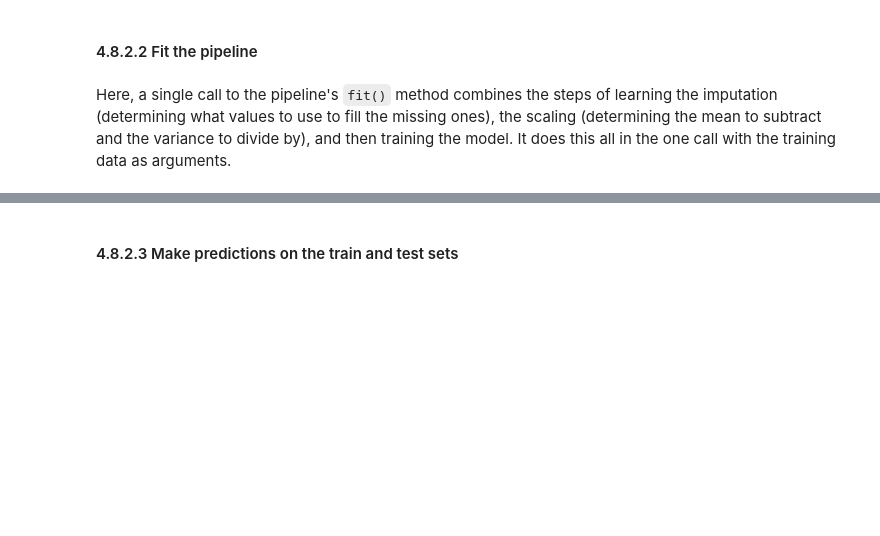
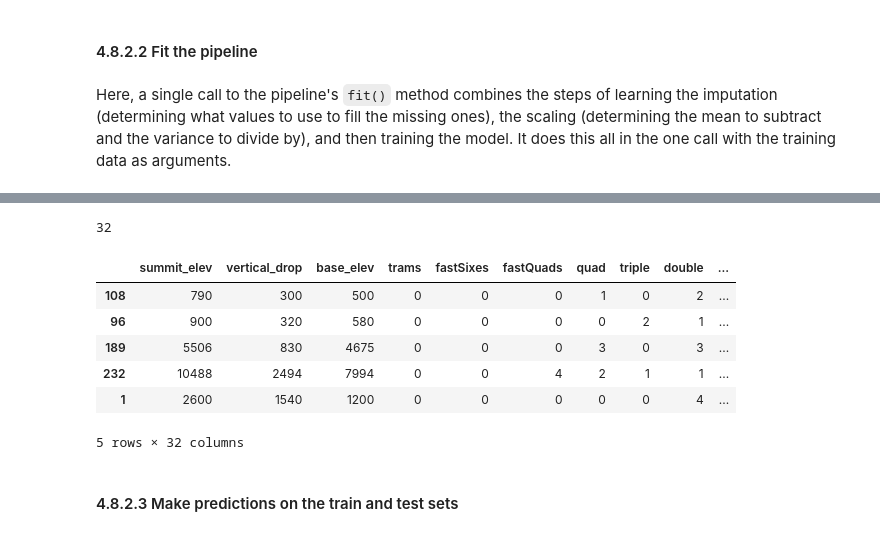
Before and after one commit to MRB-2020/DataScienceGuidedCapstone, a Jupyter notebook: Notebooks/04_preprocessing_and_training.ipynb, the cells around one changed output, grey strips where cells are left out. Saved outputs shown, nothing was run; the diff lists cells and outputs as text; code cells hidden in the pictures; blank space fills up the shorter version.

```diff
--- a/Notebooks/04_preprocessing_and_training.ipynb
+++ b/Notebooks/04_preprocessing_and_training.ipynb
@@ -668,3 +731,17 @@ pipe.___(___, ___)
+# %%
+pipe.named_steps['linearregression'].n_features_in_ # the linear regression used all 32 variables.
+# %% [output]
+32
+# %%
+X_train.head()
+# %% [output]
+|  | summit_elev | vertical_drop | base_elev | trams | fastSixes | fastQuads | quad | triple | double | ... |
+| 108 | 790 | 300 | 500 | 0 | 0 | 0 | 1 | 0 | 2 | ... |
+| 96 | 900 | 320 | 580 | 0 | 0 | 0 | 0 | 2 | 1 | ... |
+| 189 | 5506 | 830 | 4675 | 0 | 0 | 0 | 3 | 0 | 3 | ... |
+| 232 | 10488 | 2494 | 7994 | 0 | 0 | 4 | 2 | 1 | 1 | ... |
+| 1 | 2600 | 1540 | 1200 | 0 | 0 | 0 | 0 | 0 | 4 | ... |
+5 rows × 32 columns
 # %% [markdown]
 #### 4.8.2.3 Make predictions on the train and test sets<a id='4.8.2.3_Make_predictions_on_the_train_and_test_sets'></a>
 # %%
```
Also changed, not shown: parts of 43 cells of this notebook.
